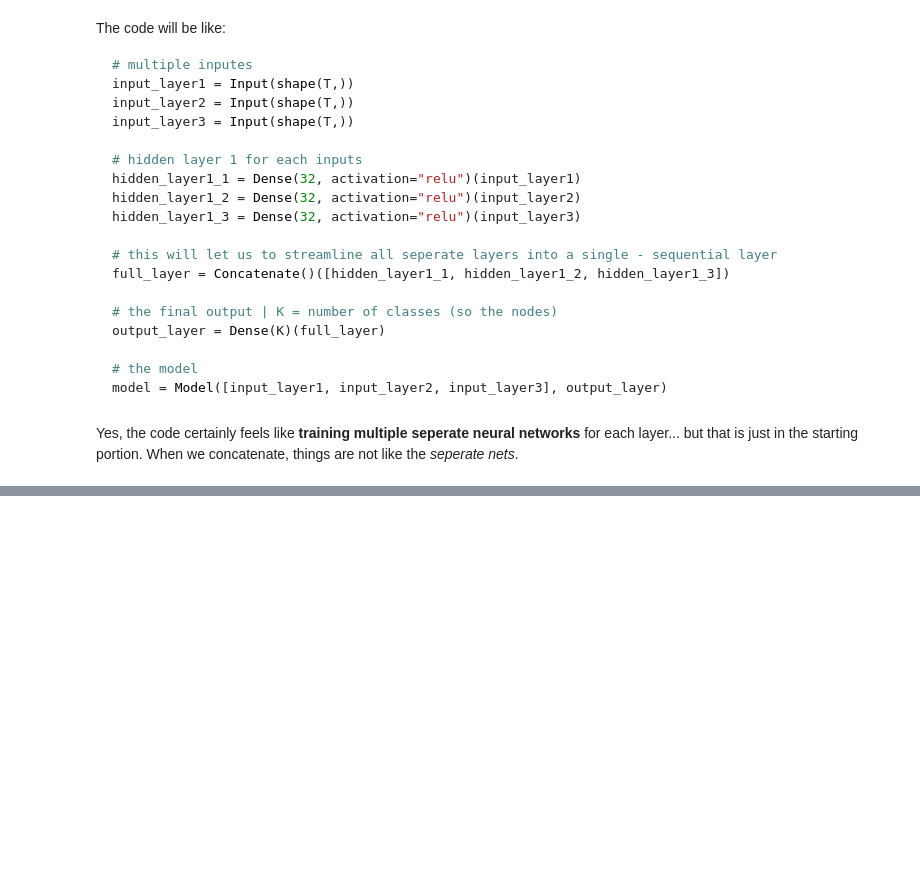
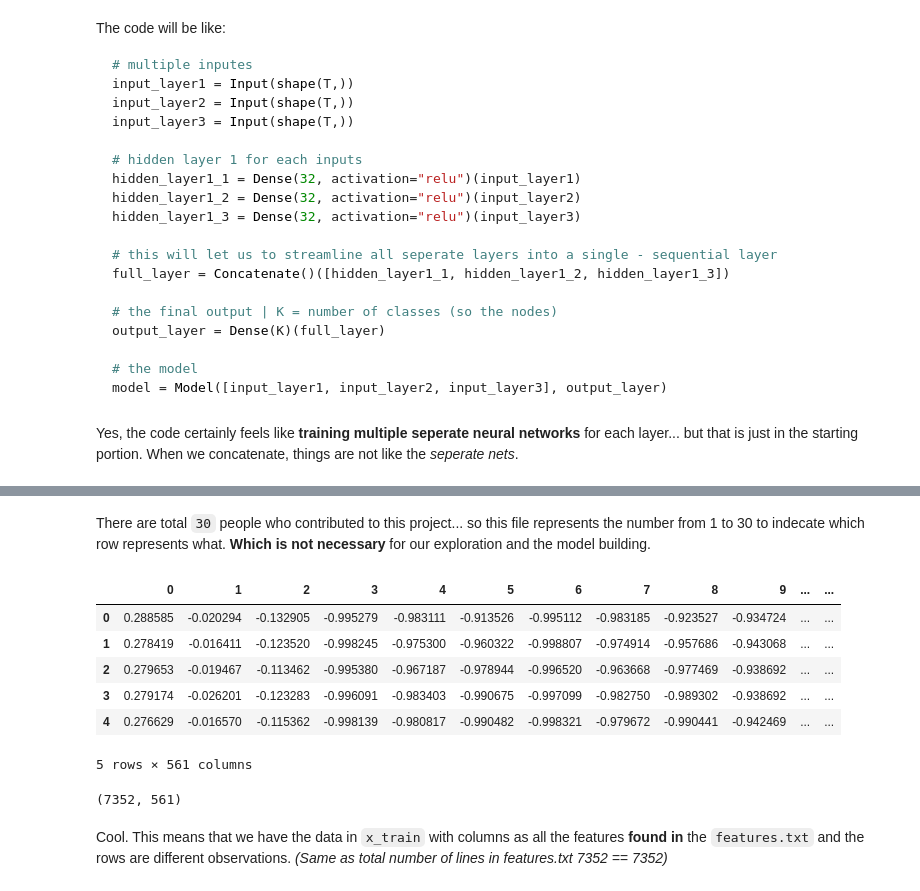
Before and after one commit to AayushSameerShah/TimeSeries-Forecasting, a Jupyter notebook: 5. Deep learning with Time Series/8. Human activity prediction (multi input).ipynb, the cells around one changed output, grey strips where cells are left out. Cells and saved outputs as stored; diff of their text form; code cells hidden in the pictures; blank space fills up the shorter version.

```diff
--- a/5. Deep learning with Time Series/8. Human activity prediction (multi input).ipynb
+++ b/5. Deep learning with Time Series/8. Human activity prediction (multi input).ipynb
@@ -238,0 +415,2 @@ array([[ 0,  3,  6],
+# %% [markdown]
+There are total `30` people who contributed to this project... so this file represents the number from 1 to 30 to indecate which row represents what. **Which is not necessary** for our exploration and the model building.
@@ -238,0 +422,16 @@ array([[ 0,  3,  6],
+# %%
+Xtrain.head()
+# %% [output]
+|  | 0 | 1 | 2 | 3 | 4 | 5 | 6 | 7 | 8 | 9 | ... | ... |
+| 0 | 0.288585 | -0.020294 | -0.132905 | -0.995279 | -0.983111 | -0.913526 | -0.995112 | -0.983185 | -0.923527 | -0.934724 | ... | ... |
+| 1 | 0.278419 | -0.016411 | -0.123520 | -0.998245 | -0.975300 | -0.960322 | -0.998807 | -0.974914 | -0.957686 | -0.943068 | ... | ... |
+| 2 | 0.279653 | -0.019467 | -0.113462 | -0.995380 | -0.967187 | -0.978944 | -0.996520 | -0.963668 | -0.977469 | -0.938692 | ... | ... |
+| 3 | 0.279174 | -0.026201 | -0.123283 | -0.996091 | -0.983403 | -0.990675 | -0.997099 | -0.982750 | -0.989302 | -0.938692 | ... | ... |
+| 4 | 0.276629 | -0.016570 | -0.115362 | -0.998139 | -0.980817 | -0.990482 | -0.998321 | -0.979672 | -0.990441 | -0.942469 | ... | ... |
+5 rows × 561 columns
+# %%
+Xtrain.shape
+# %% [output]
+(7352, 561)
+# %% [markdown]
+Cool. This means that we have the data in `x_train` with columns as all the features **found in** the `features.txt` and the rows are different observations. *(Same as total number of lines in features.txt 7352 == 7352)*
```
Also changed, not shown: parts of 57 cells of this notebook, 3 other files.
